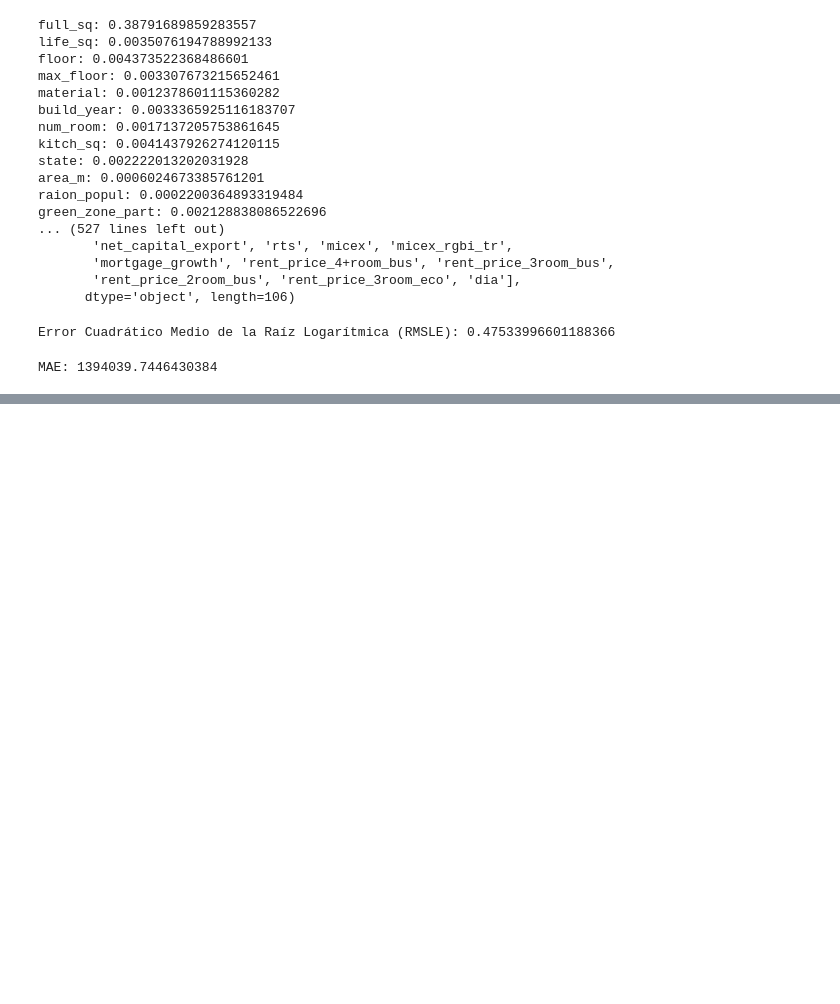
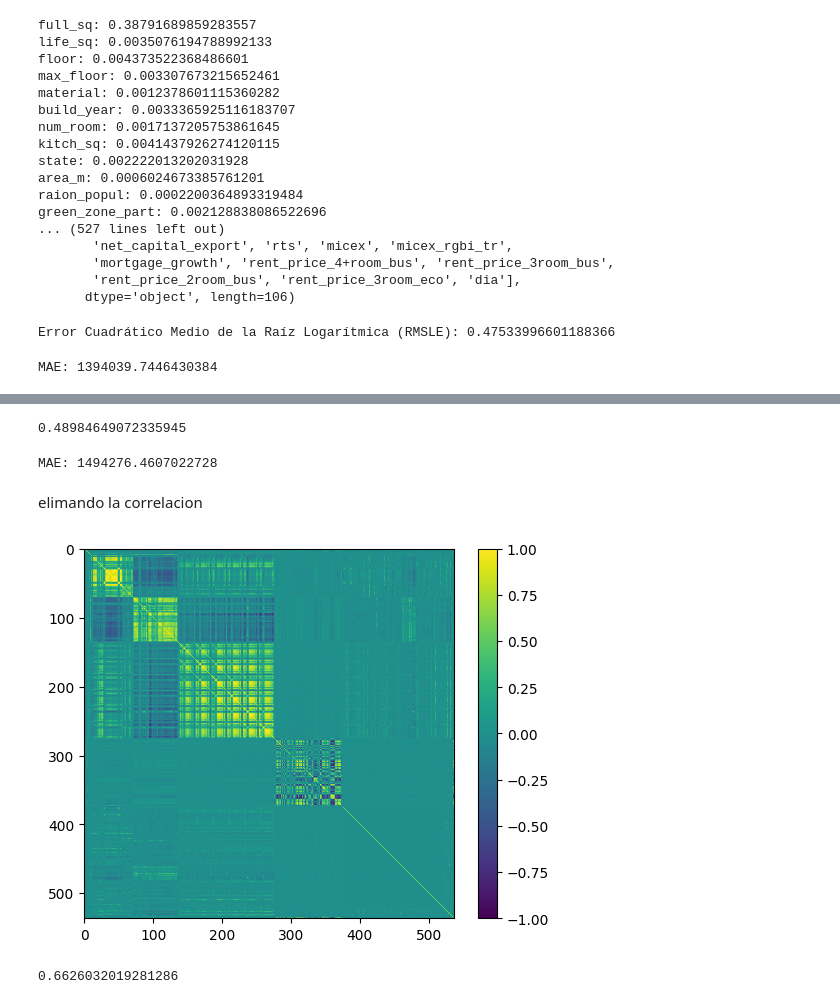
Before and after one commit to jadercaro/Mercado-inmobiliario-ruso-de-Sberbank, a Jupyter notebook: 04_Modelo_Random_Forest.ipynb, the cells around one changed output, grey strips where cells are left out. Drawn from its saved outputs; the diff is of its cells as text; code cells hidden in the pictures; blank space fills up the shorter version.

```diff
--- a/04_Modelo_Random_Forest.ipynb
+++ b/04_Modelo_Random_Forest.ipynb
@@ -221,0 +330,18 @@ MAE: 1394039.7446430384
+# %%
+rmsle
+# %% [output]
+0.48984649072335945
+# %%
+mae = mean_absolute_error(y_val, y_pred)
+print("MAE:", mae)
+# %% [output]
+MAE: 1494276.4607022728
+# %% [markdown]
+elimando la correlacion
+# %%
+co=dataset.corr()
+plt.imshow(co.values)
+plt.colorbar()
+plt.show()
+# %% [output]
+[figure, added]
@@ -221,0 +383,4 @@ MAE: 1394039.7446430384
+# %%
+rmsle
+# %% [output]
+0.6626032019281286
```
Also changed, not shown: parts of 16 cells of this notebook.
